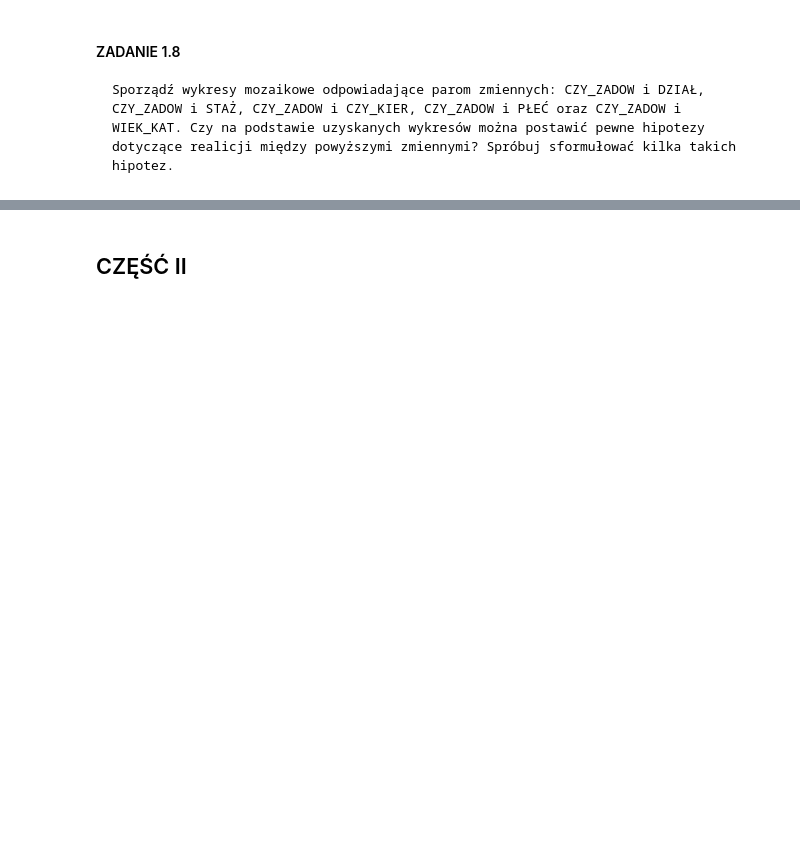
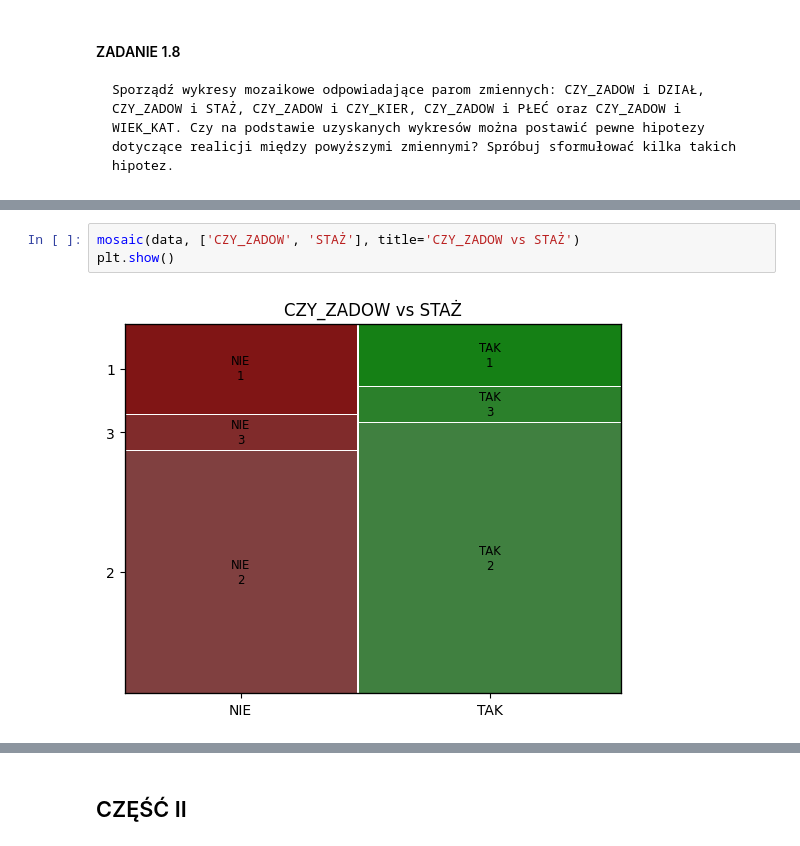
Before and after one commit to Jagaxxx/ADA_raporty, a Jupyter notebook: raport1/raport_l1.ipynb, the cells around one changed output, grey strips where cells are left out. Saved outputs shown, nothing was run; the diff lists cells and outputs as text; blank space fills up the shorter version.

```diff
--- a/raport1/raport_l1.ipynb
+++ b/raport1/raport_l1.ipynb
@@ -38,0 +272,5 @@ import plot_likert
+# %%
+mosaic(data, ['CZY_ZADOW', 'STAŻ'], title='CZY_ZADOW vs STAŻ')
+plt.show()
+# %% [output]
+[figure, added]
```
Also changed, not shown: parts of 41 cells of this notebook.
